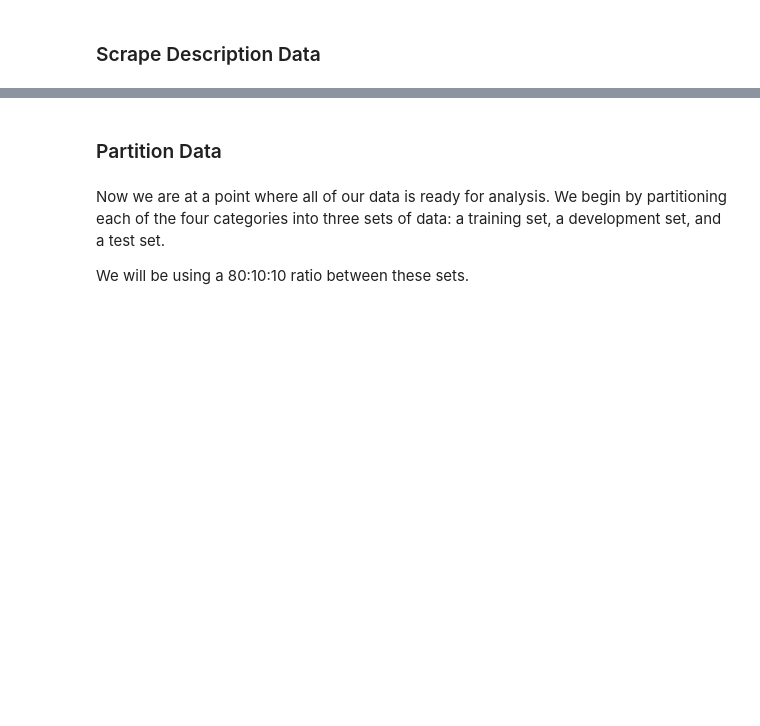
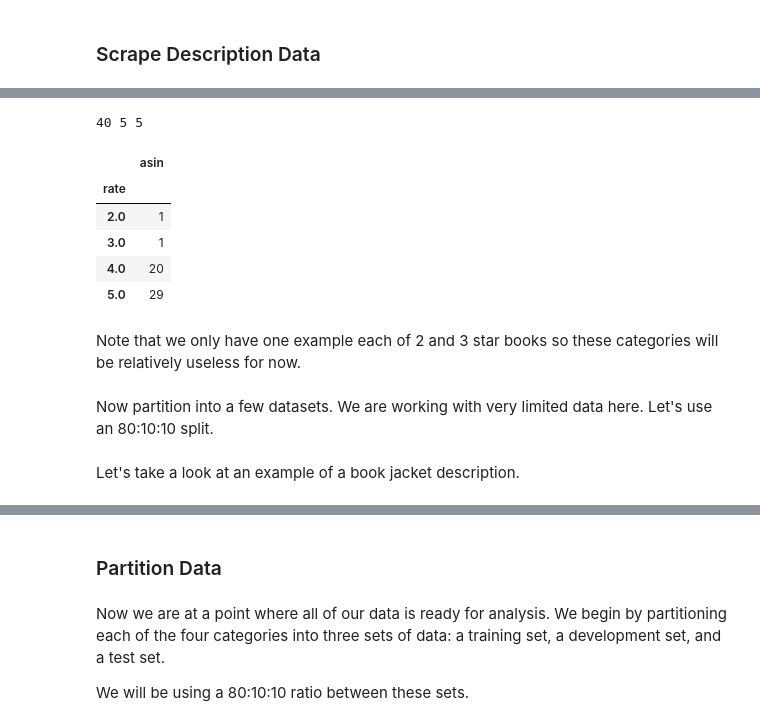
Before and after one commit to kathrynhamilton/207finalproject, a Jupyter notebook: w207_final_project.ipynb, the cells around one changed output, grey strips where cells are left out. Drawn from its saved outputs; the diff is of its cells as text; code cells hidden in the pictures; blank space fills up the shorter version.

```diff
--- a/w207_final_project.ipynb
+++ b/w207_final_project.ipynb
@@ -479,0 +579,24 @@ bhtp_few['asin'].to_csv('asin_scrape_few.csv')
+# %%
+fifty_train = np.copy(np.asarray(fifty_busi['description'][0:40]))
+fifty_dev = np.copy(np.asarray(fifty_busi['description'][40:45]))
+fifty_test = np.copy(np.asarray(fifty_busi['description'][45:50]))
+print len(fifty_train), len(fifty_dev), len(fifty_test)
+# %% [output]
+40 5 5
+# %%
+avg_ratings = []
+for i in range(0,len(fifty_busi)):
+    avg_ratings.append(round(np.mean(fifty_busi['ratings'][i])))
+
+fifty_busi['rate'] = avg_ratings
+# %%
+fifty_busi.drop(['title','price','description','categories','ratings'], axis = 1).groupby('rate').count()
+# %% [output]
+|  | asin |
+| rate |  |
+| 2.0 | 1 |
+| 3.0 | 1 |
+| 4.0 | 20 |
+| 5.0 | 29 |
+# %% [markdown]
+Note that we only have one example each of 2 and 3 star books so these categories will be relatively useless for now.
@@ -479,0 +606,4 @@ bhtp_few['asin'].to_csv('asin_scrape_few.csv')
+# %% [markdown]
+Now partition into a few datasets. We are working with very limited data here. Let's use an 80:10:10 split.
+# %% [markdown]
+Let's take a look at an example of a book jacket description.
```
Also changed, not shown: parts of 40 cells of this notebook.
